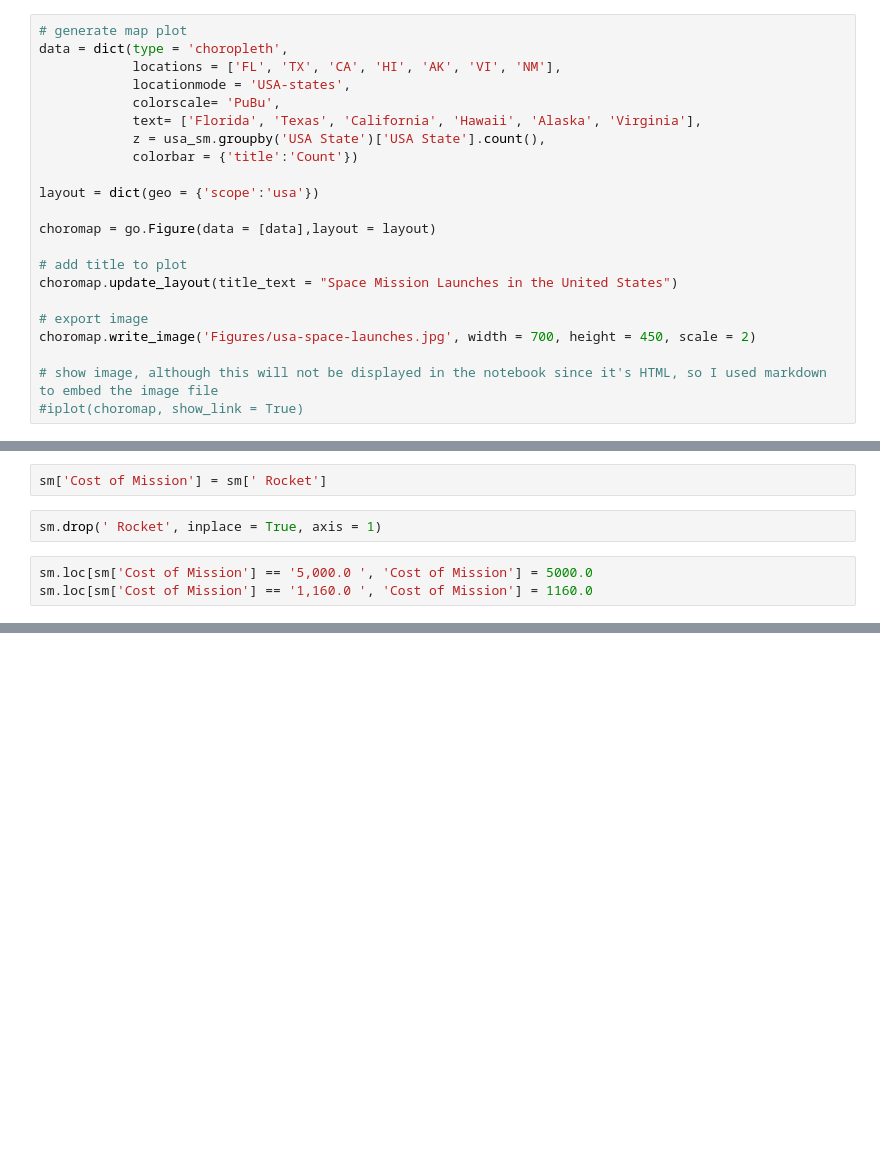
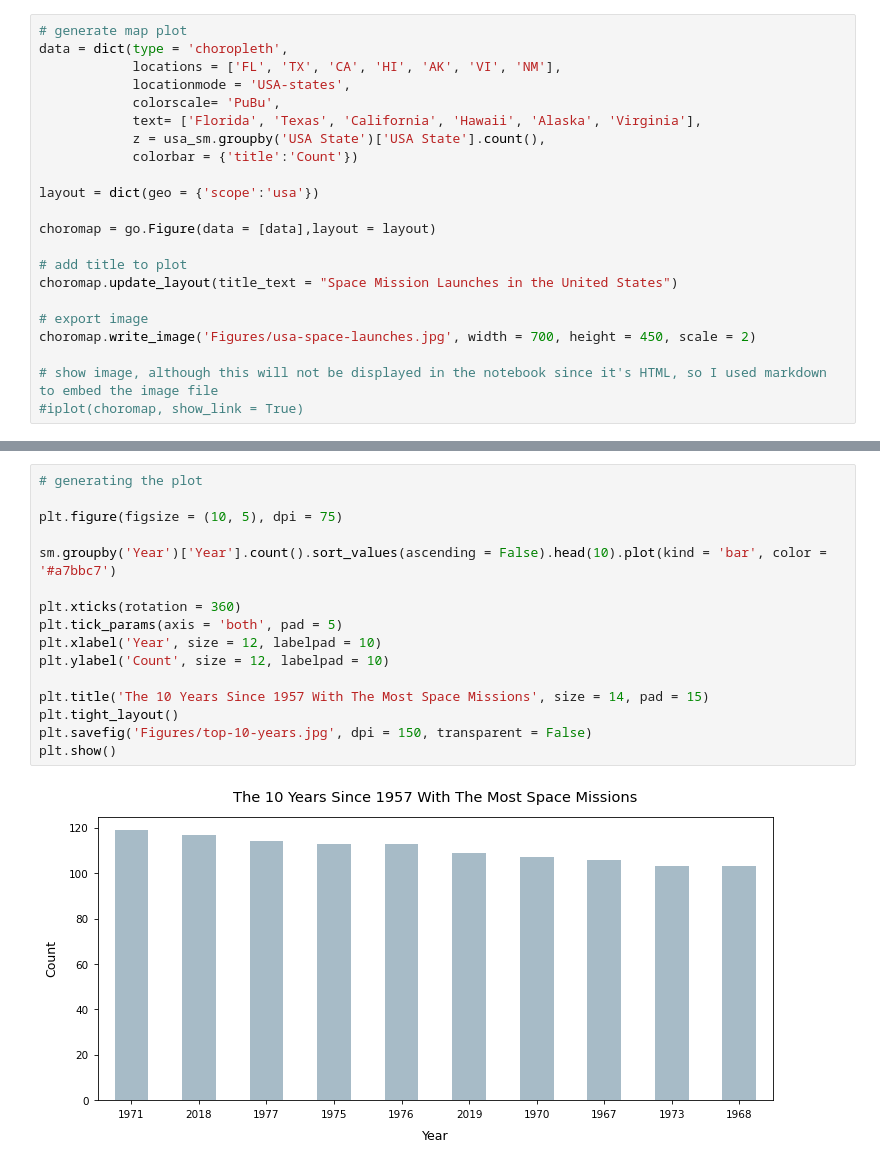
Before and after one commit to julietwomack/SpaceMissions, a Jupyter notebook: Space-Mission-Exploratory-Analysis.ipynb, the cells around one changed output, grey strips where cells are left out. Saved outputs shown, nothing was run; the diff lists cells and outputs as text; blank space fills up the shorter version.

```diff
--- a/Space-Mission-Exploratory-Analysis.ipynb
+++ b/Space-Mission-Exploratory-Analysis.ipynb
@@ -490,7 +422,0 @@ plt.tight_layout()
-# %%
-sm['Cost of Mission'] = sm[' Rocket']
-# %%
-sm.drop(' Rocket', inplace = True, axis = 1)
-# %%
-sm.loc[sm['Cost of Mission'] == '5,000.0 ', 'Cost of Mission'] = 5000.0
-sm.loc[sm['Cost of Mission'] == '1,160.0 ', 'Cost of Mission'] = 1160.0
@@ -530,0 +479,18 @@ plt.tight_layout(pad = 2)
+# %%
+# generating the plot
+
+plt.figure(figsize = (10, 5), dpi = 75)
+
+sm.groupby('Year')['Year'].count().sort_values(ascending = False).head(10).plot(kind = 'bar', color = '#a7bbc7')
+
+plt.xticks(rotation = 360)
+plt.tick_params(axis = 'both', pad = 5)
+plt.xlabel('Year', size = 12, labelpad = 10)
+plt.ylabel('Count', size = 12, labelpad = 10)
+
+plt.title('The 10 Years Since 1957 With The Most Space Missions', size = 14, pad = 15)
+plt.tight_layout()
+plt.savefig('Figures/top-10-years.jpg', dpi = 150, transparent = False)
+plt.show()
+# %% [output]
+[figure, added]
```
Also changed, not shown: parts of 61 cells of this notebook, 3 other files.
